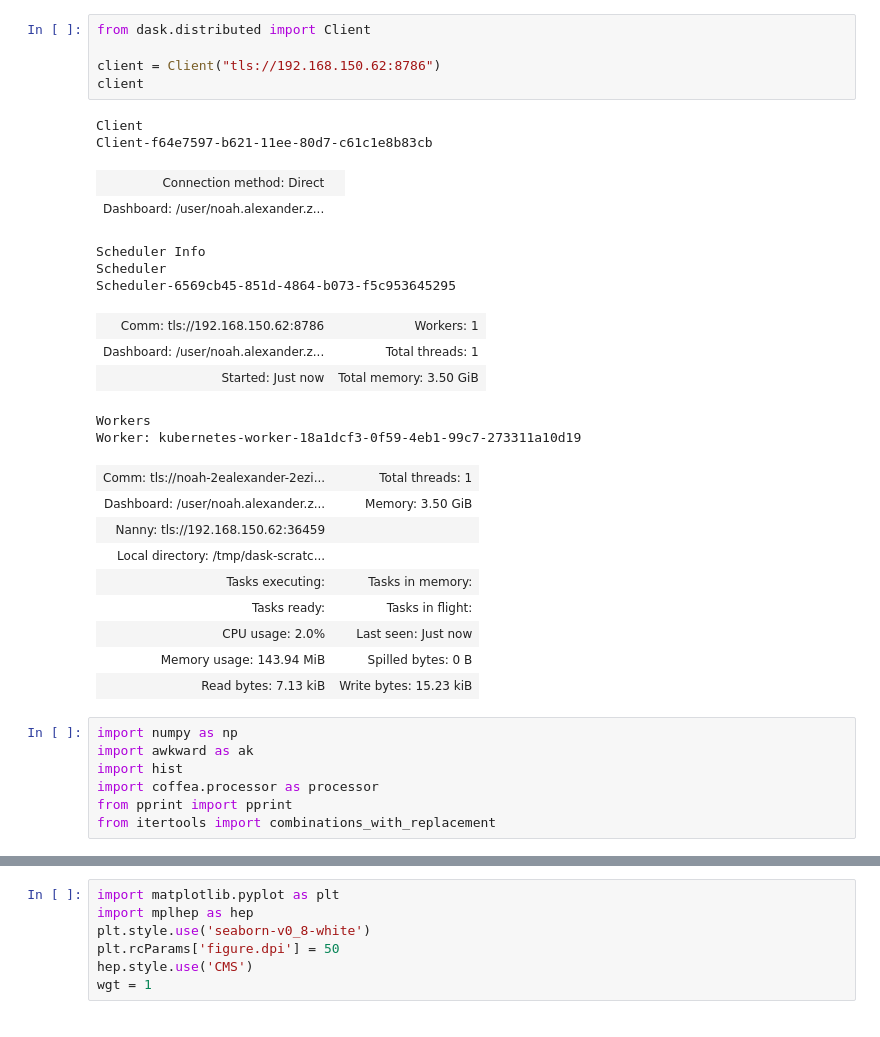
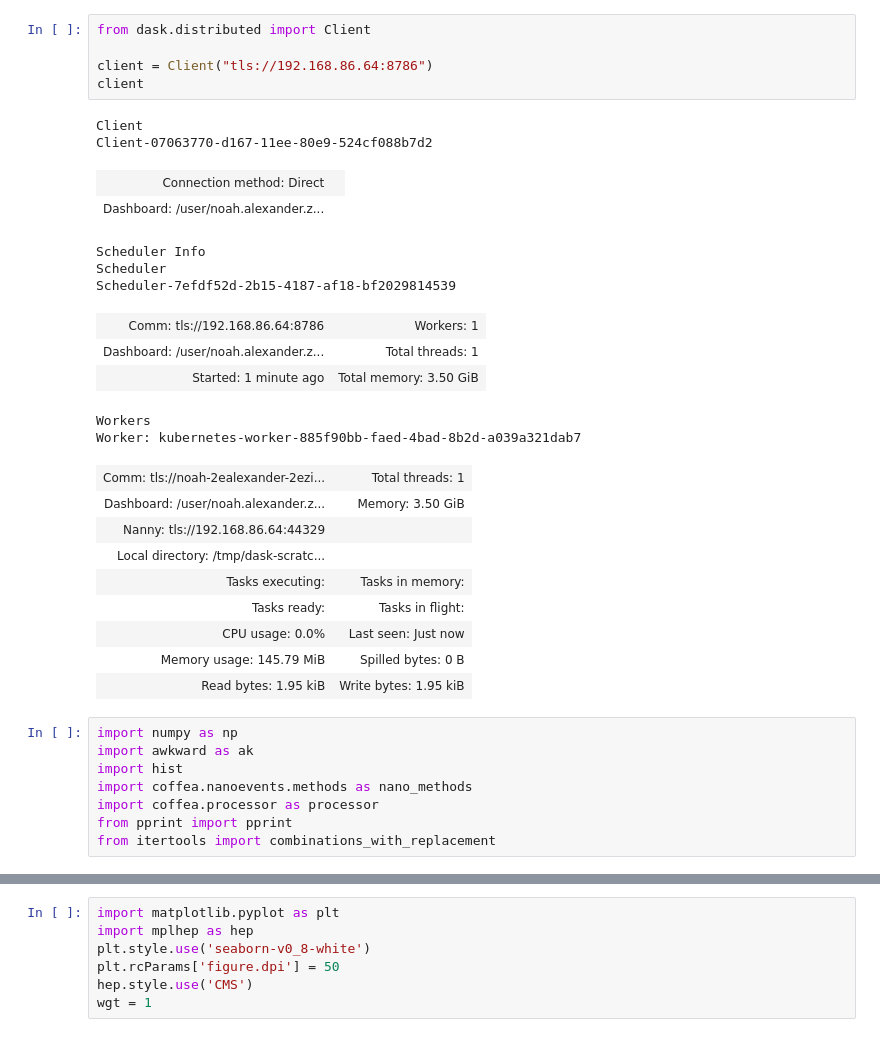
Before and after one commit to ellisonscheuller/coffea_casa, a Jupyter notebook: JetMET_plots.ipynb, the cells around one changed output, grey strips where cells are left out. Drawn from its saved outputs; the diff is of its cells as text.

```diff
--- a/JetMET_plots.ipynb
+++ b/JetMET_plots.ipynb
@@ -1,34 +1,35 @@
-# %%
-from dask.distributed import Client
-
-client = Client("tls://192.168.150.62:8786")
-client
-# %% [output]
-Client
-Client-f64e7597-b621-11ee-80d7-c61c1e8b83cb
-| Connection method: Direct |  |
-| Dashboard: /user/noah.alexander.z... |  |
-Scheduler Info
-Scheduler
-Scheduler-6569cb45-851d-4864-b073-f5c953645295
-| Comm: tls://192.168.150.62:8786 | Workers: 1 |
-| Dashboard: /user/noah.alexander.z... | Total threads: 1 |
-| Started: Just now | Total memory: 3.50 GiB |
-Workers
-Worker: kubernetes-worker-18a1dcf3-0f59-4eb1-99c7-273311a10d19
-| Comm: tls://noah-2ealexander-2ezi... | Total threads: 1 |
-| Dashboard: /user/noah.alexander.z... | Memory: 3.50 GiB |
-| Nanny: tls://192.168.150.62:36459 |  |
-| Local directory: /tmp/dask-scratc... |  |
-| Tasks executing: | Tasks in memory: |
-| Tasks ready: | Tasks in flight: |
-| CPU usage: 2.0% | Last seen: Just now |
-| Memory usage: 143.94 MiB | Spilled bytes: 0 B |
-| Read bytes: 7.13 kiB | Write bytes: 15.23 kiB |
+# %%
+from dask.distributed import Client
+
+client = Client("tls://192.168.86.64:8786")
+client
+# %% [output]
+Client
+Client-07063770-d167-11ee-80e9-524cf088b7d2
+| Connection method: Direct |  |
+| Dashboard: /user/noah.alexander.z... |  |
+Scheduler Info
+Scheduler
+Scheduler-7efdf52d-2b15-4187-af18-bf2029814539
+| Comm: tls://192.168.86.64:8786 | Workers: 1 |
+| Dashboard: /user/noah.alexander.z... | Total threads: 1 |
+| Started: 1 minute ago | Total memory: 3.50 GiB |
+Workers
+Worker: kubernetes-worker-885f90bb-faed-4bad-8b2d-a039a321dab7
+| Comm: tls://noah-2ealexander-2ezi... | Total threads: 1 |
+| Dashboard: /user/noah.alexander.z... | Memory: 3.50 GiB |
+| Nanny: tls://192.168.86.64:44329 |  |
+| Local directory: /tmp/dask-scratc... |  |
+| Tasks executing: | Tasks in memory: |
+| Tasks ready: | Tasks in flight: |
+| CPU usage: 0.0% | Last seen: Just now |
+| Memory usage: 145.79 MiB | Spilled bytes: 0 B |
+| Read bytes: 1.95 kiB | Write bytes: 1.95 kiB |
 # %%
 import numpy as np
 import awkward as ak
 import hist
+import coffea.nanoevents.methods as nano_methods
 import coffea.processor as processor
 from pprint import pprint
 from itertools import combinations_with_replacement
```
Also changed, not shown: parts of 8 cells of this notebook, 1 other file.
